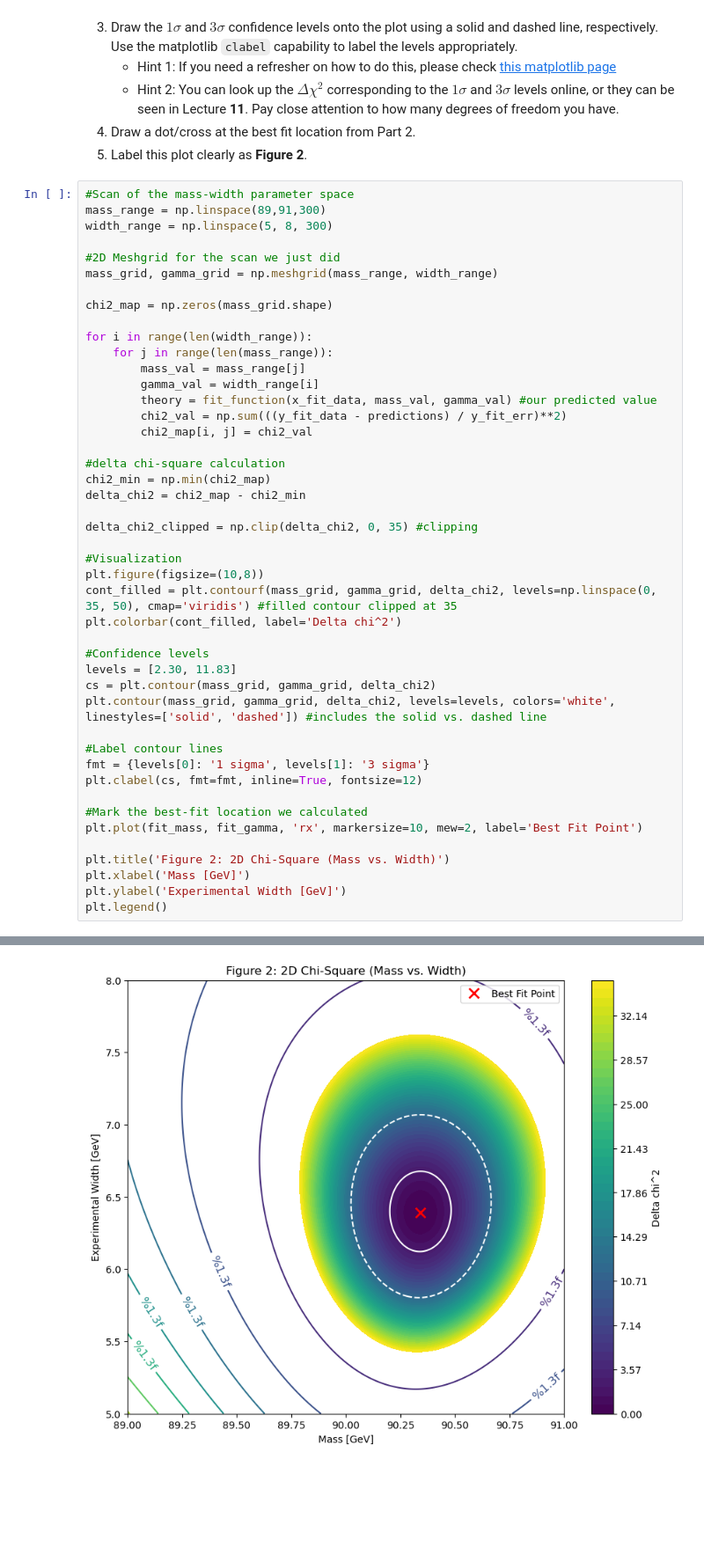
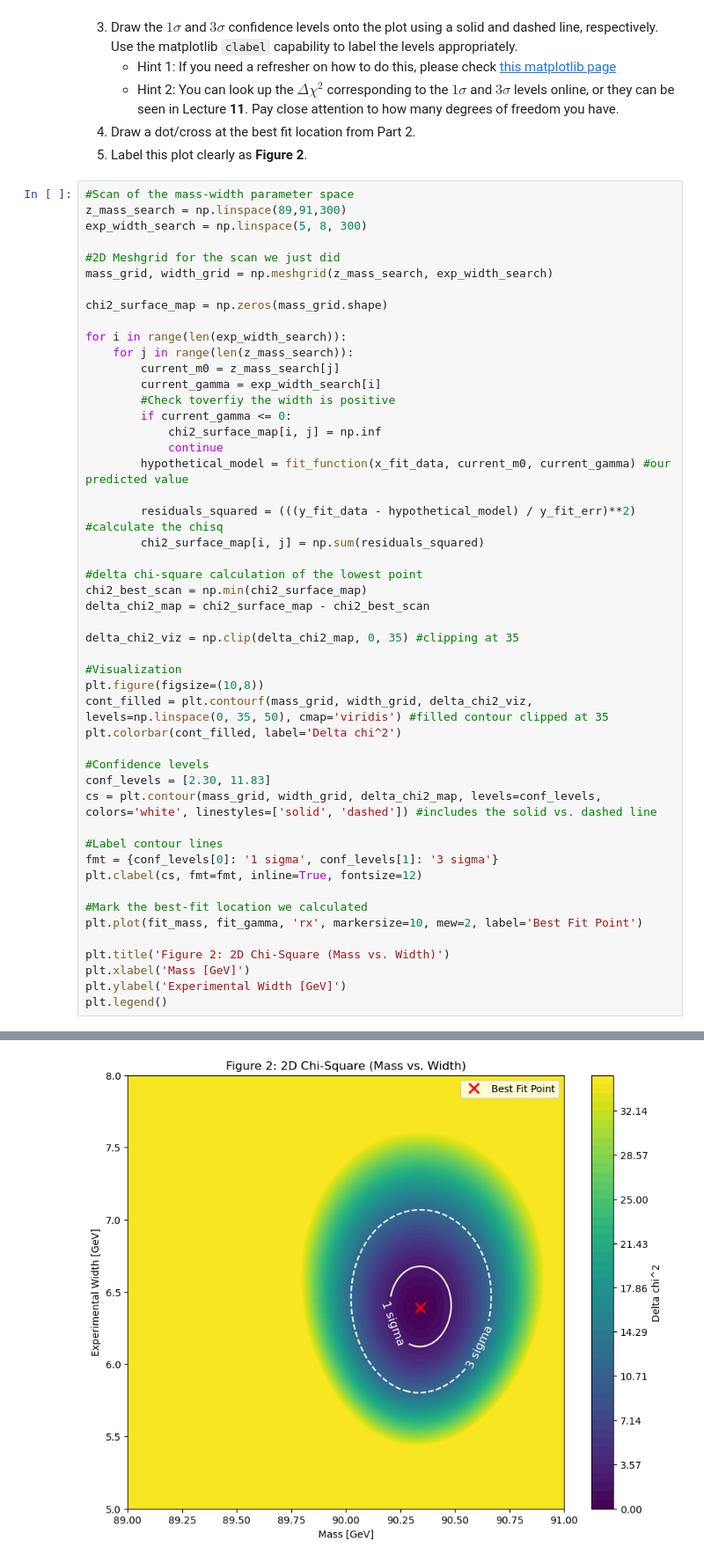
Before and after one commit to mkeen331/PHYS265-spring26, a Jupyter notebook: Lab2/lab2.ipynb, the cells around one changed output, grey strips where cells are left out. Shown at 88% size. Cells and saved outputs as stored; diff of their text form; blank space fills up the shorter version.

```diff
--- a/Lab2/lab2.ipynb
+++ b/Lab2/lab2.ipynb
@@ -256,52 +256,56 @@ As emphasized in class, this is a 2D fit, and you cannot determine $Z^0$ and $\G
 6. Label this plot clearly as **Figure 2**.
 # %%
 #Scan of the mass-width parameter space
-mass_range = np.linspace(89,91,300)
-width_range = np.linspace(5, 8, 300)
+z_mass_search = np.linspace(89,91,300)
+exp_width_search = np.linspace(5, 8, 300)
 
 #2D Meshgrid for the scan we just did
-mass_grid, gamma_grid = np.meshgrid(mass_range, width_range)
+mass_grid, width_grid = np.meshgrid(z_mass_search, exp_width_search)
 
-chi2_map = np.zeros(mass_grid.shape)
+chi2_surface_map = np.zeros(mass_grid.shape)
 
-for i in range(len(width_range)):
-    for j in range(len(mass_range)):
-        mass_val = mass_range[j]
-        gamma_val = width_range[i]
-        theory = fit_function(x_fit_data, mass_val, gamma_val) #our predicted value
-        chi2_val = np.sum(((y_fit_data - predictions) / y_fit_err)**2)
-        chi2_map[i, j] = chi2_val
+for i in range(len(exp_width_search)):
+    for j in range(len(z_mass_search)):
+        current_m0 = z_mass_search[j]
+        current_gamma = exp_width_search[i]
+        #Check toverfiy the width is positive
+        if current_gamma <= 0:
+            chi2_surface_map[i, j] = np.inf
+            continue
+        hypothetical_model = fit_function(x_fit_data, current_m0, current_gamma) #our predicted value
 
-#delta chi-square calculation
-chi2_min = np.min(chi2_map)
-delta_chi2 = chi2_map - chi2_min
+        residuals_squared = (((y_fit_data - hypothetical_model) / y_fit_err)**2)  #calculate the chisq
+        chi2_surface_map[i, j] = np.sum(residuals_squared)
 
-delta_chi2_clipped = np.clip(delta_chi2, 0, 35) #clipping
+#delta chi-square calculation of the lowest point
+chi2_best_scan = np.min(chi2_surface_map)
+delta_chi2_map = chi2_surface_map - chi2_best_scan
+
+delta_chi2_viz = np.clip(delta_chi2_map, 0, 35) #clipping at 35
 
 #Visualization
 plt.figure(figsize=(10,8))
-cont_filled = plt.contourf(mass_grid, gamma_grid, delta_chi2, levels=np.linspace(0, 35, 50), cmap='viridis') #filled contour clipped at 35
+cont_filled = plt.contourf(mass_grid, width_grid, delta_chi2_viz, levels=np.linspace(0, 35, 50), cmap='viridis') #filled contour clipped at 35
 plt.colorbar(cont_filled, label='Delta chi^2')
 
 #Confidence levels
-levels = [2.30, 11.83]
-cs = plt.contour(mass_grid, gamma_grid, delta_chi2)
-plt.contour(mass_grid, gamma_grid, delta_chi2, levels=levels, colors='white', linestyles=['solid', 'dashed']) #includes the solid vs. dashed line
+conf_levels = [2.30, 11.83]
+cs = plt.contour(mass_grid, width_grid, delta_chi2_map, levels=conf_levels, colors='white', linestyles=['solid', 'dashed']) #includes the solid vs. dashed line
 
 #Label contour lines
-fmt = {levels[0]: '1 sigma', levels[1]: '3 sigma'}
+fmt = {conf_levels[0]: '1 sigma', conf_levels[1]: '3 sigma'}
 plt.clabel(cs, fmt=fmt, inline=True, fontsize=12)
 
 #Mark the best-fit location we calculated
 plt.plot(fit_mass, fit_gamma, 'rx', markersize=10, mew=2, label='Best Fit Point')
 
 plt.title('Figure 2: 2D Chi-Square (Mass vs. Width)')
 plt.xlabel('Mass [GeV]')
 plt.ylabel('Experimental Width [GeV]')
 plt.legend()
 # %% [output]
 <matplotlib.legend.Legend at 0x...>
-[figure, old version]
+[figure, new version]
 # %% [markdown]
 ## Part 4: Discussion and Future Work
 ----
```
Also changed, not shown: parts of 4 cells of this notebook.
